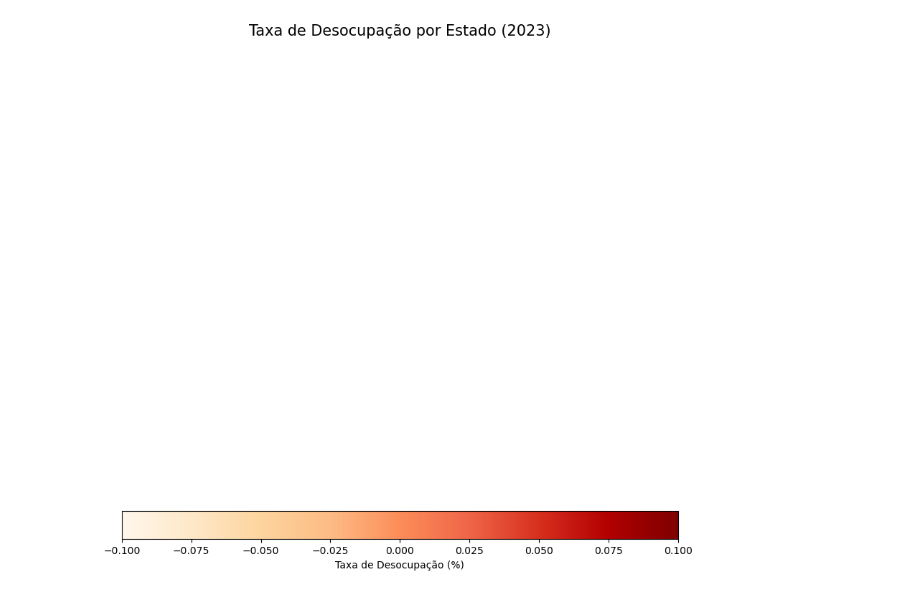
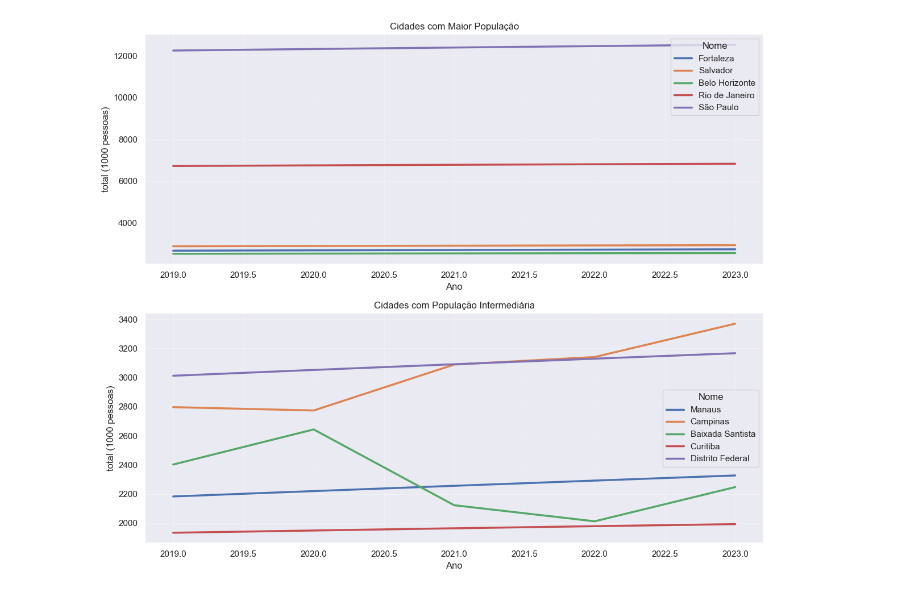
Before and after one commit to LucasMDeLucca/AV3, a Jupyter notebook: av3_preco.ipynb, the cells around one changed output. Cells and saved outputs as stored; diff of their text form; code cells hidden in the pictures.

```diff
--- a/av3_preco.ipynb
+++ b/av3_preco.ipynb
@@ -43,0 +48,3 @@ df
+# %%
+grandes = ['São Paulo', 'Rio de Janeiro', 'Belo Horizonte', 'Fortaleza', 'Salvador']
+medias = ['Manaus', 'Campinas', 'Baixada Santista', 'Curitiba', 'Distrito Federal']
@@ -43,0 +70,2 @@ df
+# %%
+top_cidades = df[df['Nome da Região'].isin(nomes)]
@@ -44,41 +87,22 @@ df
 # %%
-sns.
+# Dividir as cidades em dois grupos
+
+
+fig, (ax1, ax2) = plt.subplots(2, 1, figsize=(12, 10))
+
+# Gráfico para cidades grandes
+sns.lineplot(data=top_cidades[top_cidades['Nome'].isin(grandes)],
+             y='total (1000 pessoas)', x='Ano', hue='Nome', ax=ax1, linewidth=2.5)
+ax1.set_title('Cidades com Maior População')
+ax1.grid(True, alpha=0.3)
+
+# Gráfico para cidades médias
+sns.lineplot(data=top_cidades[top_cidades['Nome'].isin(medias)],
+             y='total (1000 pessoas)', x='Ano', hue='Nome', ax=ax2, linewidth=2.5)
+ax2.set_title('Cidades com População Intermediária')
+ax2.grid(True, alpha=0.3)
+
+plt.tight_layout()
+plt.show()
+# %% [output]
+[figure, added]
-# %%
-df['Estado'] = df['Nome'].str.split('/').str[-1].str.strip()
-
-# Agrupar por estado e calcular a média de uma coluna (ex: 'Taxa de desocupação das pessoas de 14 anos de idade ou mais (%)')
-dados_por_estado = df.groupby('Estado')['Taxa de desocupação das pessoas de 14 anos de idade ou mais (%)'].mean().reset_index()
-
-# 3. Carregar os dados geográficos dos estados brasileiros
-# Você pode baixar um shapefile ou GeoJSON dos estados brasileiros (ex: do IBGE)
-# Exemplo de URL para um GeoJSON dos estados brasileiros:
-url_geojson = 'https://raw.githubusercontent.com/codeforamerica/click_that_hood/master/public/data/brazil-states.geojson'
-gdf_estados = gpd.read_file(url_geojson)
-
-# Renomear a coluna de sigla do estado para corresponder ao seu DataFrame (se necessário)
-gdf_estados.rename(columns={'sigla': 'Estado'}, inplace=True)
-
-# 4. Combinar os dados geográficos com os dados processados
-gdf_estados = gdf_estados.merge(dados_por_estado, on='Estado', how='left')
-
-# 5. Plotar o mapa
-fig, ax = plt.subplots(figsize=(10, 10))
-gdf_estados.plot(column='Taxa de desocupação das pessoas de 14 anos de idade ou mais (%)',
-                 cmap='OrRd',
-                 linewidth=0.8,
-                 ax=ax,
-                 edgecolor='0.8',
-                 legend=True,
-                 legend_kwds={'label': "Taxa de Desocupação (%)", 'orientation': "horizontal"})
-
-# Adicionar rótulos dos estados
-for idx, row in gdf_estados.iterrows():
-    plt.annotate(text=row['Estado'], xy=row['geometry'].centroid.coords[0], ha='center', fontsize=8)
-
-# Configurações do mapa
-ax.set_title('Taxa de Desocupação por Estado (2023)', fontsize=15)
-ax.axis('off')
-
-plt.show()
-# %% [output]
-[figure, removed]
```
Also changed, not shown: parts of 18 cells of this notebook.
